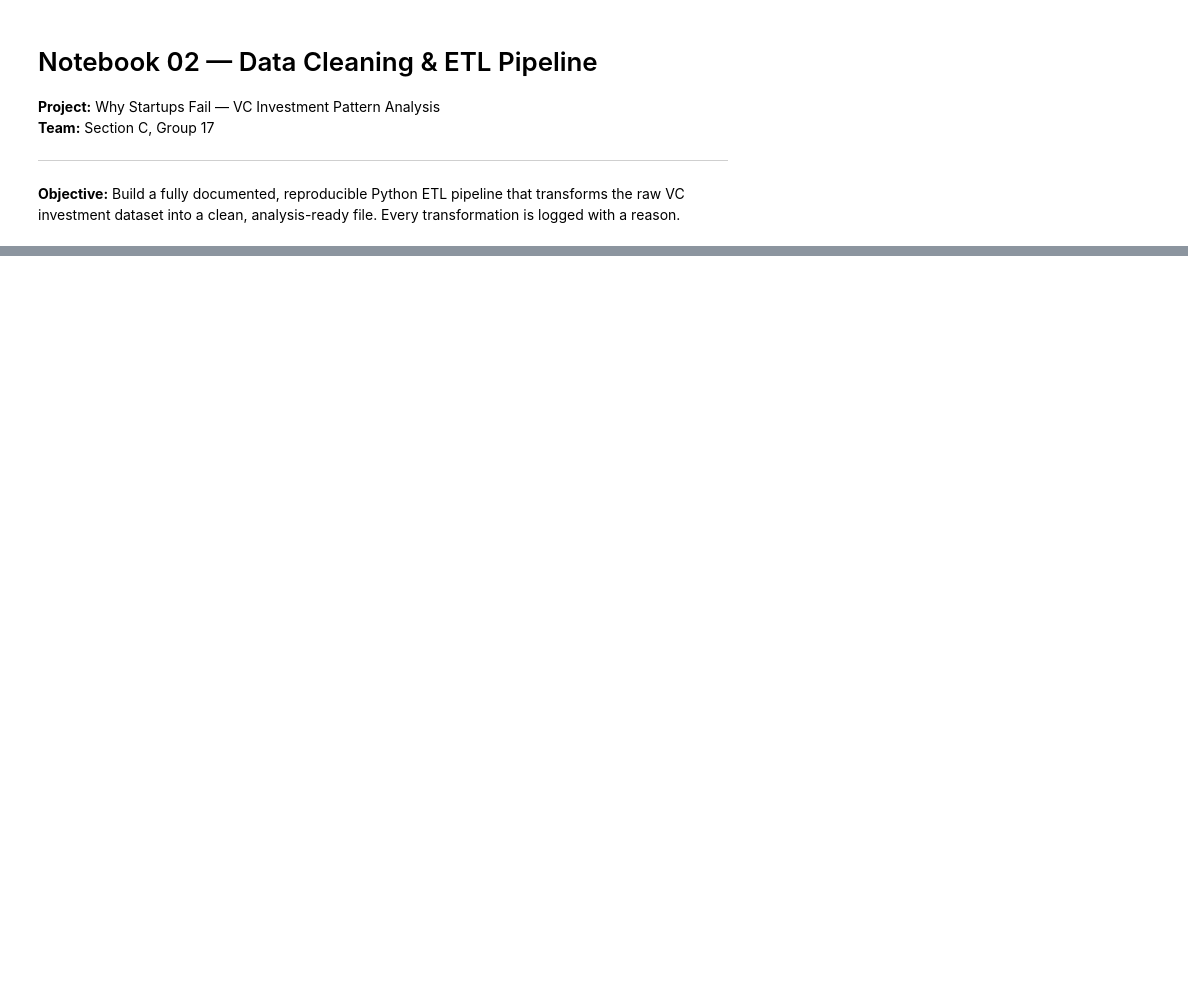
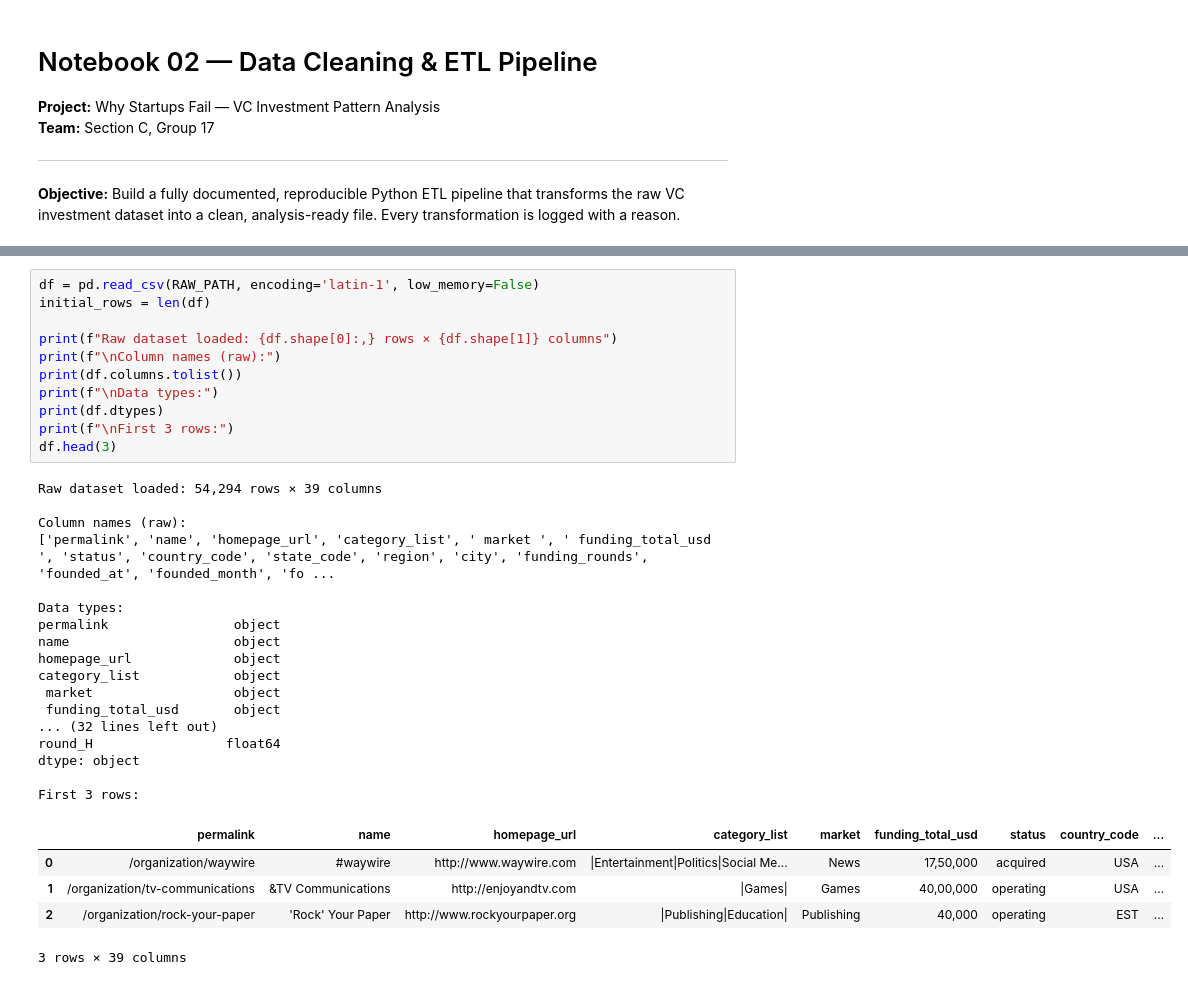
Before and after one commit to VanshP018/SectionC_G17_WhyStartupsFail, a Jupyter notebook: notebooks/02_cleaning.ipynb, the cells around one changed output, grey strips where cells are left out. Cells and saved outputs as stored; diff of their text form; blank space fills up the shorter version.

Commit message:
Added data extraction and cleaning notebooks

```diff
--- a/notebooks/02_cleaning.ipynb
+++ b/notebooks/02_cleaning.ipynb
@@ -293,0 +44,34 @@ files.download(clean_path)
+# %%
+df = pd.read_csv(RAW_PATH, encoding='latin-1', low_memory=False)
+initial_rows = len(df)
+
+print(f"Raw dataset loaded: {df.shape[0]:,} rows × {df.shape[1]} columns")
+print(f"\nColumn names (raw):")
+print(df.columns.tolist())
+print(f"\nData types:")
+print(df.dtypes)
+print(f"\nFirst 3 rows:")
+df.head(3)
+# %% [output]
+Raw dataset loaded: 54,294 rows × 39 columns
+
+Column names (raw):
+['permalink', 'name', 'homepage_url', 'category_list', ' market ', ' funding_total_usd ', 'status', 'country_code', 'state_code', 'region', 'city', 'funding_rounds', 'founded_at', 'founded_month', 'fo ...
+
+Data types:
+permalink                object
+name                     object
+homepage_url             object
+category_list            object
+ market                  object
+ funding_total_usd       object
+... (32 lines left out)
+round_H                 float64
+dtype: object
+
+First 3 rows:
+|  | permalink | name | homepage_url | category_list | market | funding_total_usd | status | country_code | ... |
+| 0 | /organization/waywire | #waywire | http://www.waywire.com | |Entertainment|Politics|Social Me... | News | 17,50,000 | acquired | USA | ... |
+| 1 | /organization/tv-communications | &TV Communications | http://enjoyandtv.com | |Games| | Games | 40,00,000 | operating | USA | ... |
+| 2 | /organization/rock-your-paper | 'Rock' Your Paper | http://www.rockyourpaper.org | |Publishing|Education| | Publishing | 40,000 | operating | EST | ... |
+3 rows × 39 columns
```
Also changed, not shown: parts of 36 cells of this notebook, 4 other files.
